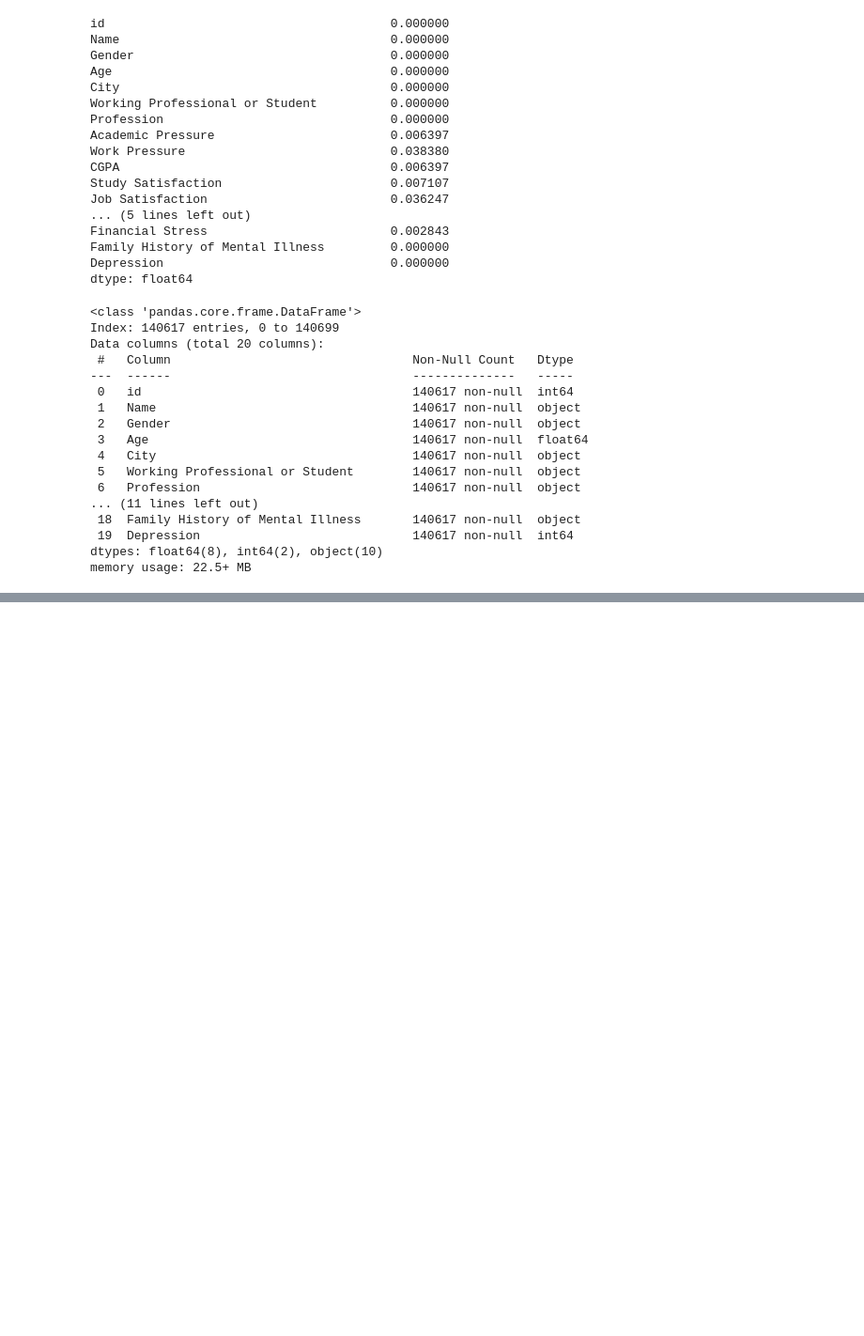
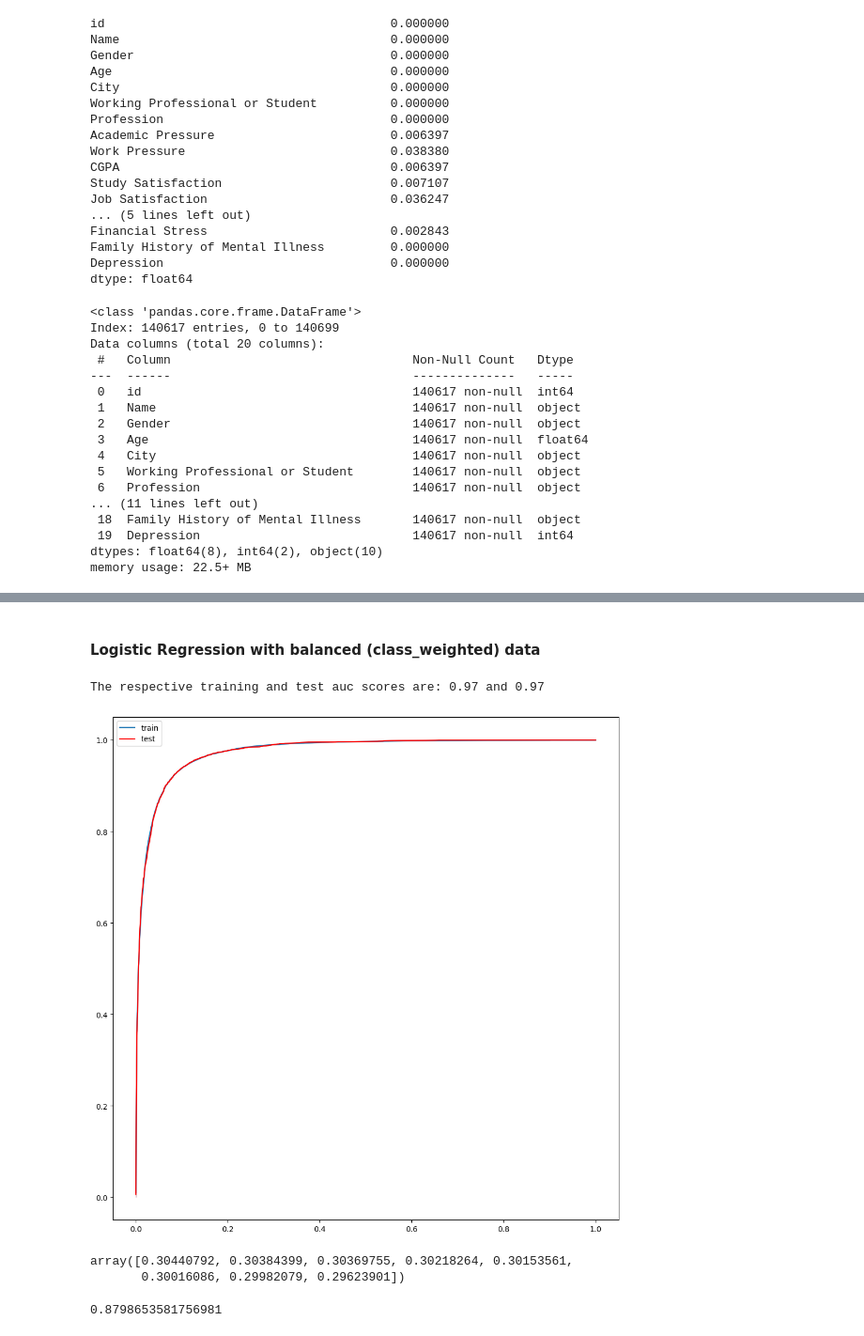
Before and after one commit to ricrichardthomas1/kaggle_mental, a Jupyter notebook: mental.ipynb, the cells around one changed output, grey strips where cells are left out. Shown at 94% size. Cells and saved outputs as stored; diff of their text form; code cells hidden in the pictures; blank space fills up the shorter version.

```diff
--- a/mental.ipynb
+++ b/mental.ipynb
@@ -314,0 +565,34 @@ memory usage: 22.5+ MB
+# %% [markdown]
+#### Logistic Regression with balanced (class_weighted) data
+# %%
+logit_m2 = LogisticRegression(class_weight='balanced')
+
+fitted_logit_m2 = logit_m2.fit(X_train, y_train)
+
+y_pred_proba_tr = fitted_logit_m2.predict_proba(X_train)
+y_pred_proba_te = fitted_logit_m2.predict_proba(X_test)
+
+auc_tr = roc_auc_score(y_train, y_pred_proba_tr[:,1])
+auc_te = roc_auc_score(y_test, y_pred_proba_te[:,1])
+
+fpr_tr, tpr_tr, thresh_tr = roc_curve(y_train, y_pred_proba_tr[:,1])
+fpr_te, tpr_te, thresh_te = roc_curve(y_test, y_pred_proba_te[:,1])
+
+plt.figure(figsize=(12,12))
+sns.lineplot(x = fpr_tr, y = tpr_tr, label = 'train')
+sns.lineplot(x = fpr_te, y = tpr_te, color = 'red', label = 'test')
+
+
+print(f'The respective training and test auc scores are: {auc_tr:.2f} and {auc_te:.2f}')
+# %% [output]
+The respective training and test auc scores are: 0.97 and 0.97
+[figure, added]
+# %%
+thresh_te[(tpr_te > 0.959) & (tpr_te < 0.96)]
+# %% [output]
+array([0.30440792, 0.30384399, 0.30369755, 0.30218264, 0.30153561,
+       0.30016086, 0.29982079, 0.29623901])
+# %%
+accuracy_score(y_test,y_pred_proba_te[:,1]>0.29709518)
+# %% [output]
+0.8798653581756981
```
Also changed, not shown: parts of 32 cells of this notebook.
